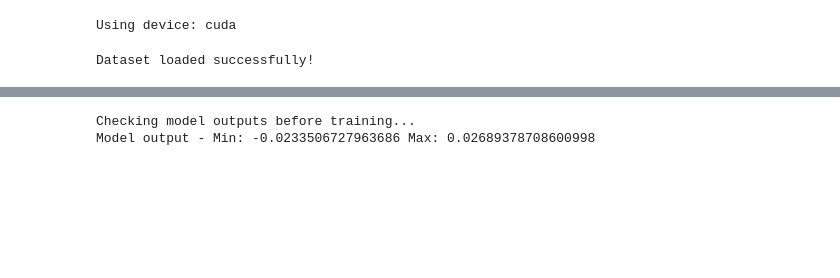
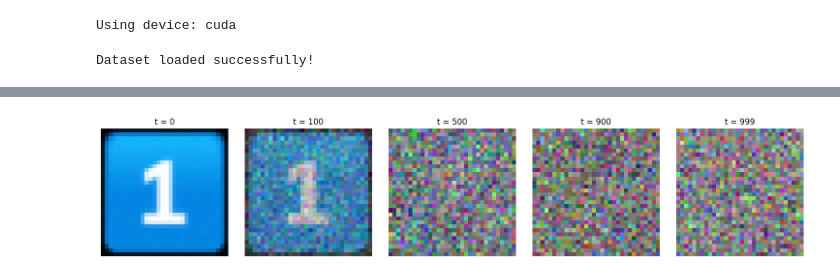
Before and after one commit to LCM-W25-3035/EmojiGen, a Jupyter notebook: Notebooks/Emoji_Diffusion.ipynb, the cells around one changed output, grey strips where cells are left out. Drawn from its saved outputs; the diff is of its cells as text; code cells hidden in the pictures; blank space fills up the shorter version.

```diff
--- a/Notebooks/Emoji_Diffusion.ipynb
+++ b/Notebooks/Emoji_Diffusion.ipynb
@@ -23,7 +25,6 @@ df = pd.read_parquet("../data/processed_emoji_dataset.parquet")
 # Convert embeddings to float32 numpy arrays
 df["combined_embedding"] = df["combined_embedding"].apply(lambda x: np.array(x, dtype=np.float32))
 # %%
-# Custom Dataset Class
 class EmojiDataset(Dataset):
     def __init__(self, dataframe):
         self.dataframe = dataframe
@@ -32,9 +33,9 @@ class EmojiDataset(Dataset):
         return len(self.dataframe)
 
     def __getitem__(self, idx):
-        embedding = torch.tensor(self.dataframe.iloc[idx]["combined_embedding"]).float()
+        text_embedding = torch.tensor(self.dataframe.iloc[idx]["combined_embedding"]).float()
         image_tensor = torch.load(self.dataframe.iloc[idx]["image_path"]).float()
-        return embedding, image_tensor
+        return text_embedding, image_tensor
 # %%
 # Create DataLoader
 dataset = EmojiDataset(df)
@@ -112,8 +51,0 @@ Diffusion Process Initialized!
-# %%
-print("Checking model outputs before training...")
-test_noise = torch.randn(1, 3, 16, 16).to(device)
-test_output = model(test_noise)
-print("Model output - Min:", test_output.min().item(), "Max:", test_output.max().item())
-# %% [output]
-Checking model outputs before training...
-Model output - Min: -0.0233506727963686 Max: 0.02689378708600998
@@ -120 +135,39 @@ Model output - Min: -0.0233506727963686 Max: 0.02689378708600998
+# %%
+# Select a real image from the dataset
+_, real_image = dataset[11]  # Get an image (ignore text embedding)
+real_image = real_image.unsqueeze(0).to(device)  # Add batch dim & move to GPU
+
+# Define timesteps to visualize
+timesteps = [0, 100, 500, 900, 999]  # 0 (original), 999 (maximum noise)
+noisy_images = []
+
+# Apply noise using the DiffusionModel class
+diffusion = DiffusionModel(timesteps=1000)  # Ensure it matches your training setup
+
+for t in timesteps:
+    t_tensor = torch.tensor([t], dtype=torch.long, device=device)  # Convert t to tensor
+    xt, _ = diffusion.add_noise(real_image, t_tensor)
+
+    # Convert to CPU & normalize for visualization
+    img_np = xt.cpu().squeeze(0).permute(1, 2, 0).numpy()
+
+    # Normalize image to [0,1] to prevent display issues
+    img_min, img_max = img_np.min(), img_np.max()
+    if img_max > img_min:  # Avoid division by zero
+        img_np = (img_np - img_min) / (img_max - img_min)
+
+    noisy_images.append(img_np)
+
+# Plot the images
+fig, axes = plt.subplots(1, len(timesteps), figsize=(15, 3))
+
+for i, ax in enumerate(axes):
+    ax.imshow(noisy_images[i])
+    ax.set_title(f"t = {timesteps[i]}")
+    ax.axis("off")
+
+plt.tight_layout()
+plt.show()
+# %% [output]
+[figure, added]
 # %%
```
Also changed, not shown: parts of 19 cells of this notebook, 6 other files.
